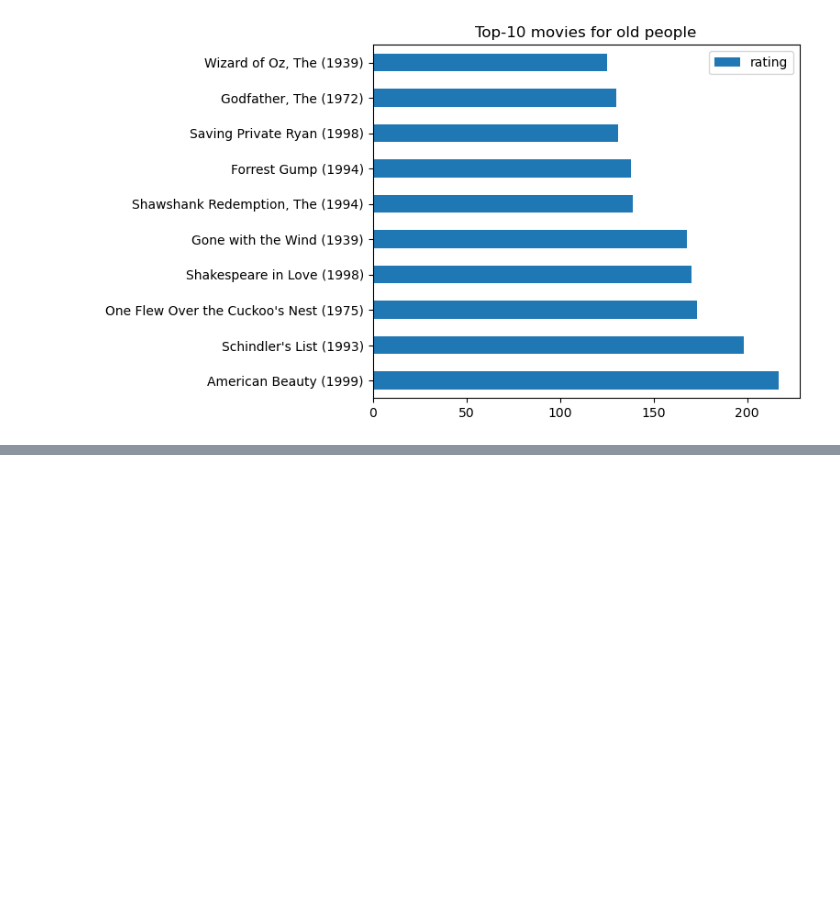
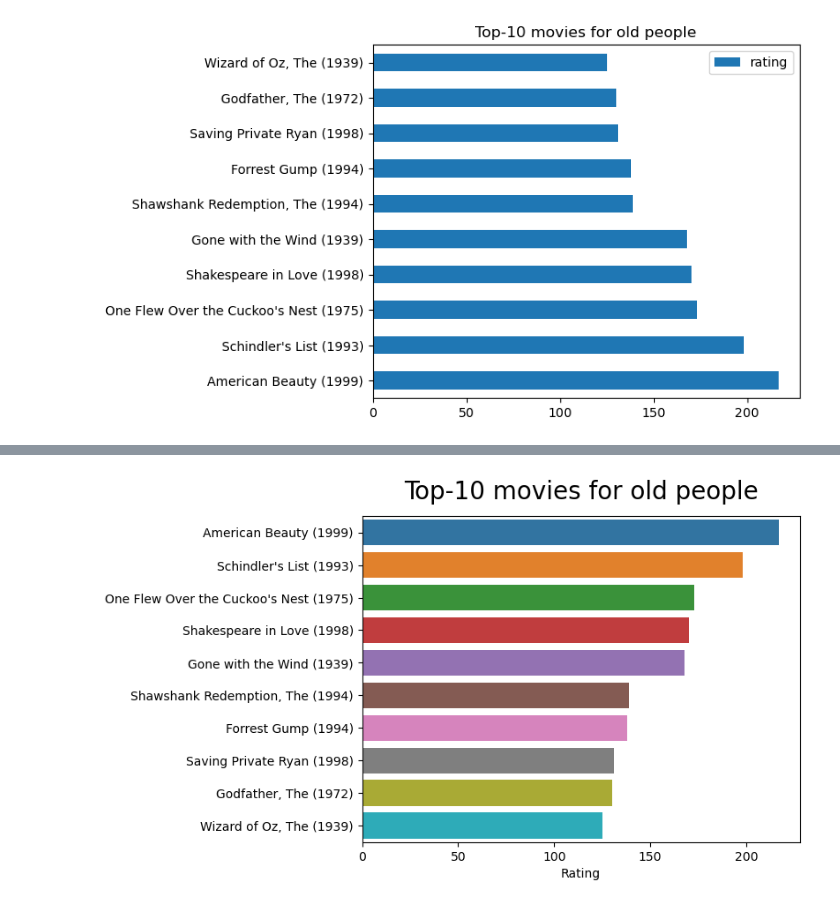
Before and after one commit to PrinceVIS/IADlabsPP32, a Jupyter notebook: Laba_1.ipynb, the cells around one changed output, grey strips where cells are left out. Drawn from its saved outputs; the diff is of its cells as text; code cells hidden in the pictures; blank space fills up the shorter version.

```diff
--- a/Laba_1.ipynb
+++ b/Laba_1.ipynb
@@ -247,0 +261,10 @@ ax = top_10.plot(kind='barh', title='Top-10 movies for old people', ylabel='Rati
+# %%
+import seaborn as sns
+import matplotlib.pyplot as plt
+ax = sns.barplot(y = top_10.index, x=top_10.rating, data=top_10)
+ax.set(xlabel=None, ylabel=None)
+ax.set_title("Top-10 movies for old people", fontsize=20, y=1.03)
+ax.set_xlabel("Rating")
+plt.show()
+# %% [output]
+[figure, added]
```
Also changed, not shown: parts of 1 cell of this notebook.
